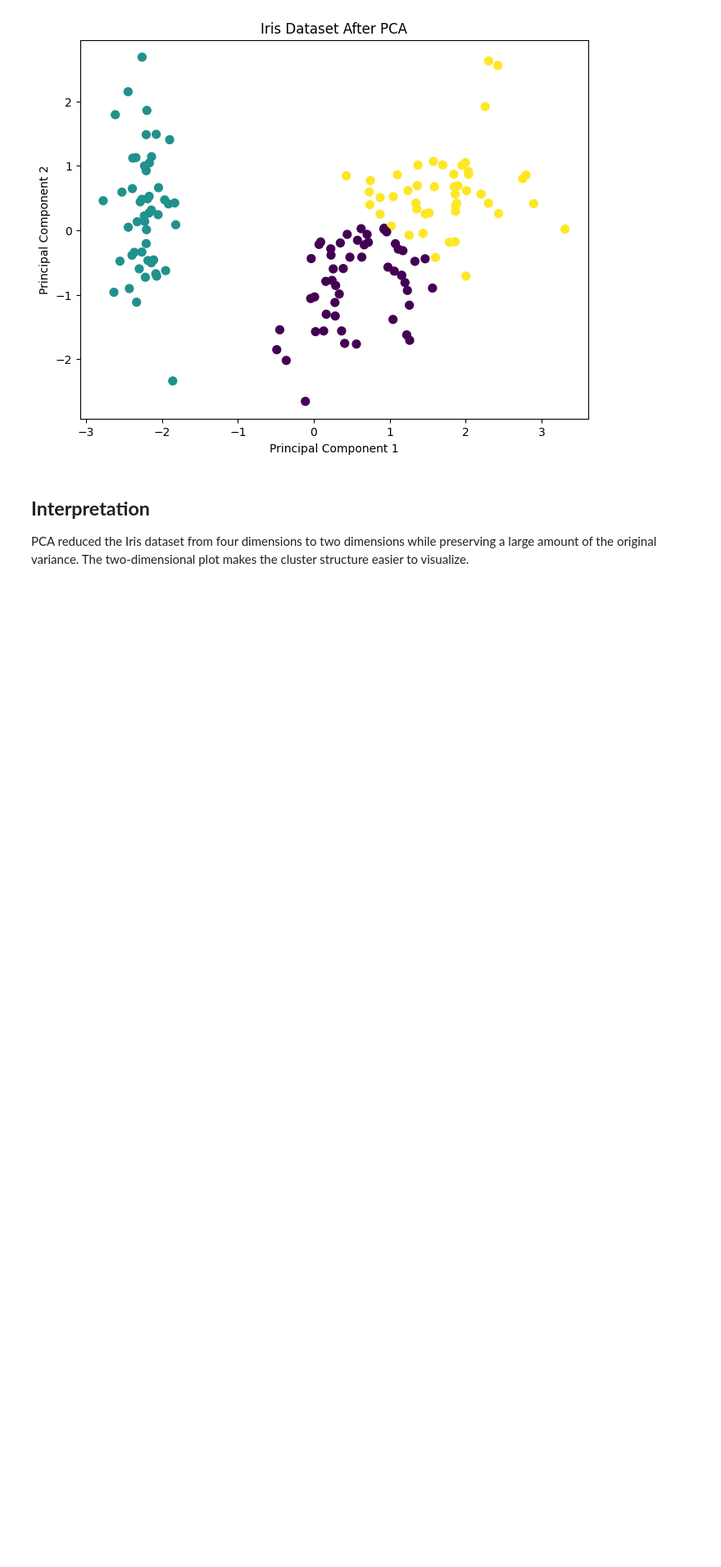
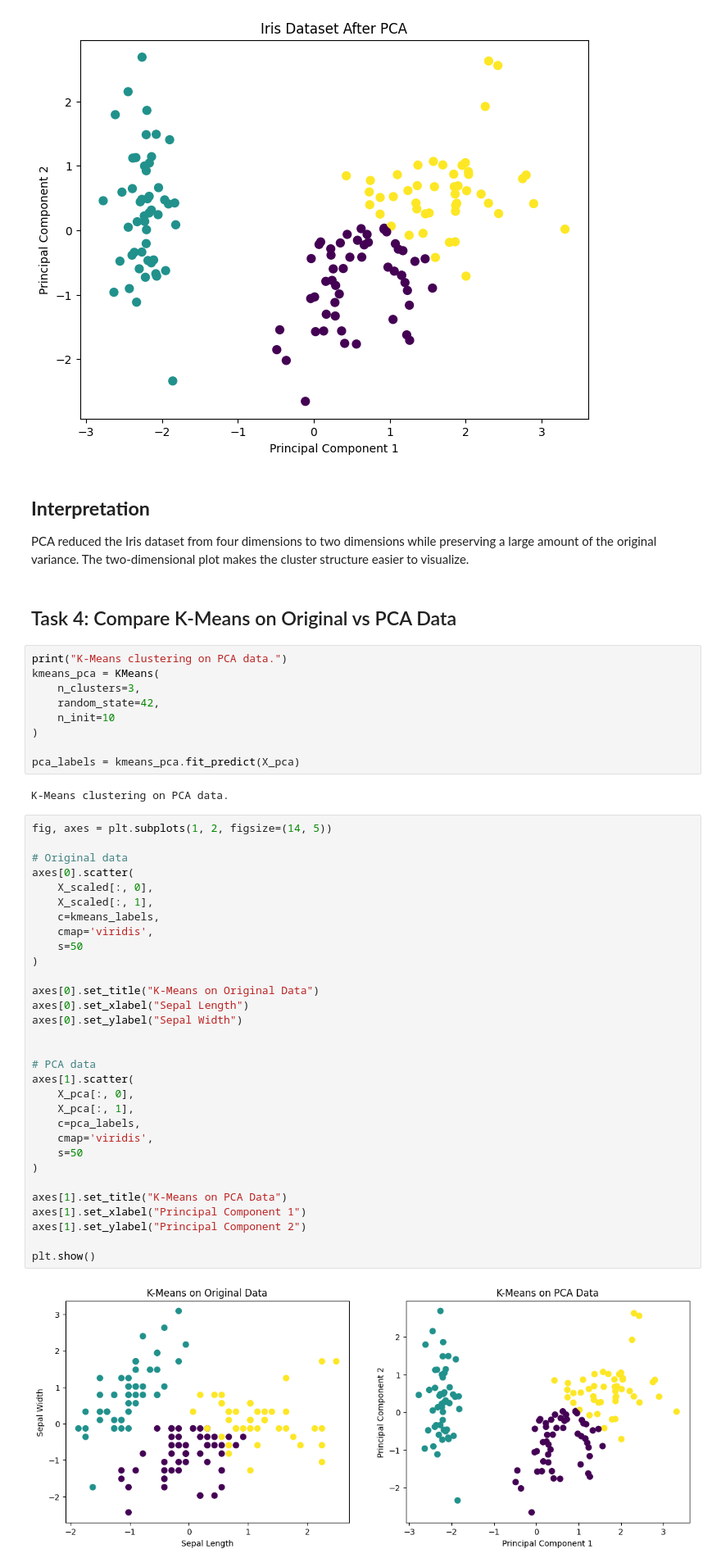
Before and after one commit to mdzubayereashraf/Ostad-AI-Engineering-Course-Assignments, a Jupyter notebook: Assignmen_No_12(Clustering_&_Dimensionality_Reduction).ipynb, the cells around one changed output. Shown at 82% size. Drawn from its saved outputs; the diff is of its cells as text; blank space fills up the shorter version.

```diff
--- a/Assignmen_No_12(Clustering_&_Dimensionality_Reduction).ipynb
+++ b/Assignmen_No_12(Clustering_&_Dimensionality_Reduction).ipynb
@@ -190,3 +192,49 @@ PCA reduced the Iris dataset from four dimensions to two
 dimensions while preserving a large amount of the original
 variance. The two-dimensional plot makes the cluster structure
 easier to visualize.
+# %% [markdown]
+## Task 4: Compare K-Means on Original vs PCA Data
+# %%
+print("K-Means clustering on PCA data.")
+kmeans_pca = KMeans(
+    n_clusters=3,
+    random_state=42,
+    n_init=10
+)
+
+pca_labels = kmeans_pca.fit_predict(X_pca)
+# %% [output]
+K-Means clustering on PCA data.
+# %%
+fig, axes = plt.subplots(1, 2, figsize=(14, 5))
+
+# Original data
+axes[0].scatter(
+    X_scaled[:, 0],
+    X_scaled[:, 1],
+    c=kmeans_labels,
+    cmap='viridis',
+    s=50
+)
+
+axes[0].set_title("K-Means on Original Data")
+axes[0].set_xlabel("Sepal Length")
+axes[0].set_ylabel("Sepal Width")
+
+
+# PCA data
+axes[1].scatter(
+    X_pca[:, 0],
+    X_pca[:, 1],
+    c=pca_labels,
+    cmap='viridis',
+    s=50
+)
+
+axes[1].set_title("K-Means on PCA Data")
+axes[1].set_xlabel("Principal Component 1")
+axes[1].set_ylabel("Principal Component 2")
+
+plt.show()
+# %% [output]
+[figure, added]
```
Also changed, not shown: parts of 3 cells of this notebook.
